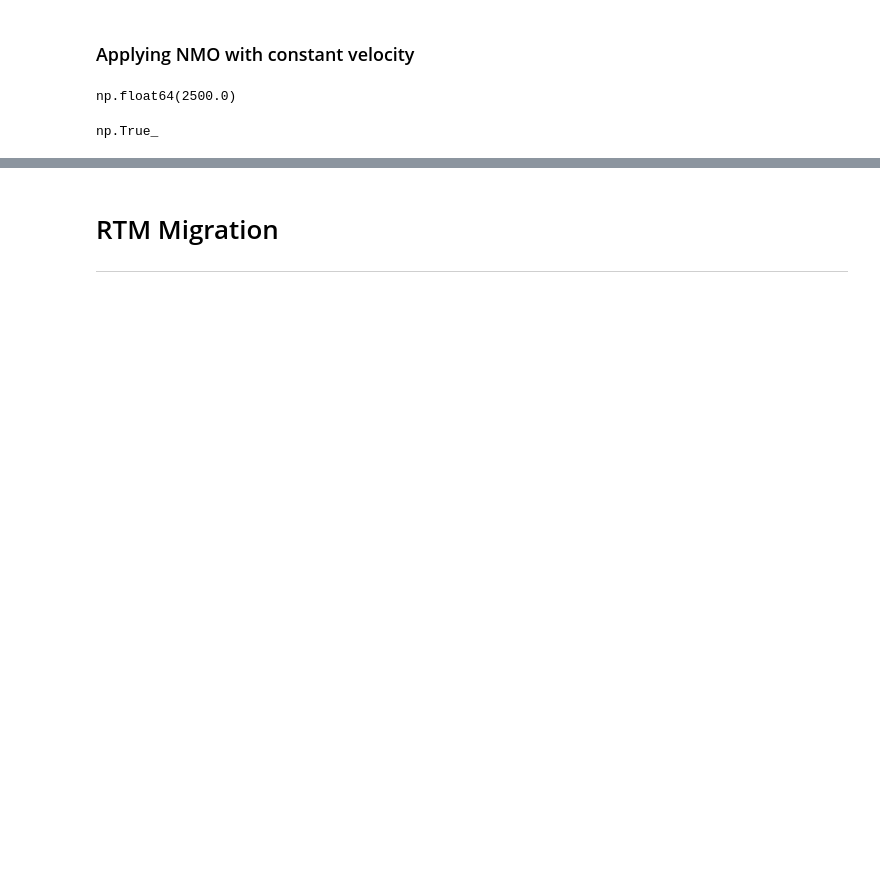
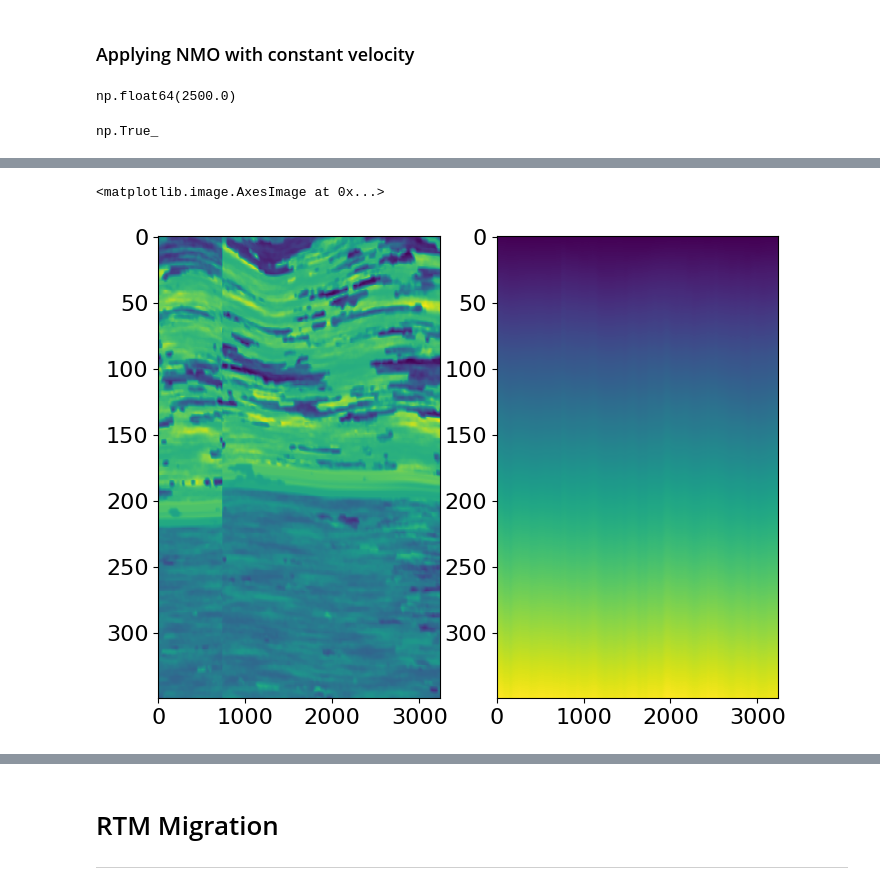
Before and after one commit to spaceswimmer/Migr_Lib, a Jupyter notebook: Modeling Presentation.ipynb, the cells around one changed output, grey strips where cells are left out. Cells and saved outputs as stored; diff of their text form; code cells hidden in the pictures; blank space fills up the shorter version.

```diff
--- a/Modeling Presentation.ipynb
+++ b/Modeling Presentation.ipynb
@@ -148,0 +134,12 @@ NameError: name 'cdp_y' is not defined
+# %%
+#Считаем Time Depth Relation
+dti = np.empty_like(model_vp)
+dti = (1/model_vp.shape[1])/model_vp
+ti = dti.cumsum(axis=1)
+# %%
+fig, axs = plt.subplots(1,2)
+axs[0].imshow(dti.T, aspect='auto')
+axs[1].imshow(ti.T, aspect='auto')
+# %% [output]
+<matplotlib.image.AxesImage at 0x...>
+[figure, added]
```
Also changed, not shown: parts of 21 cells of this notebook, 2 other files.
